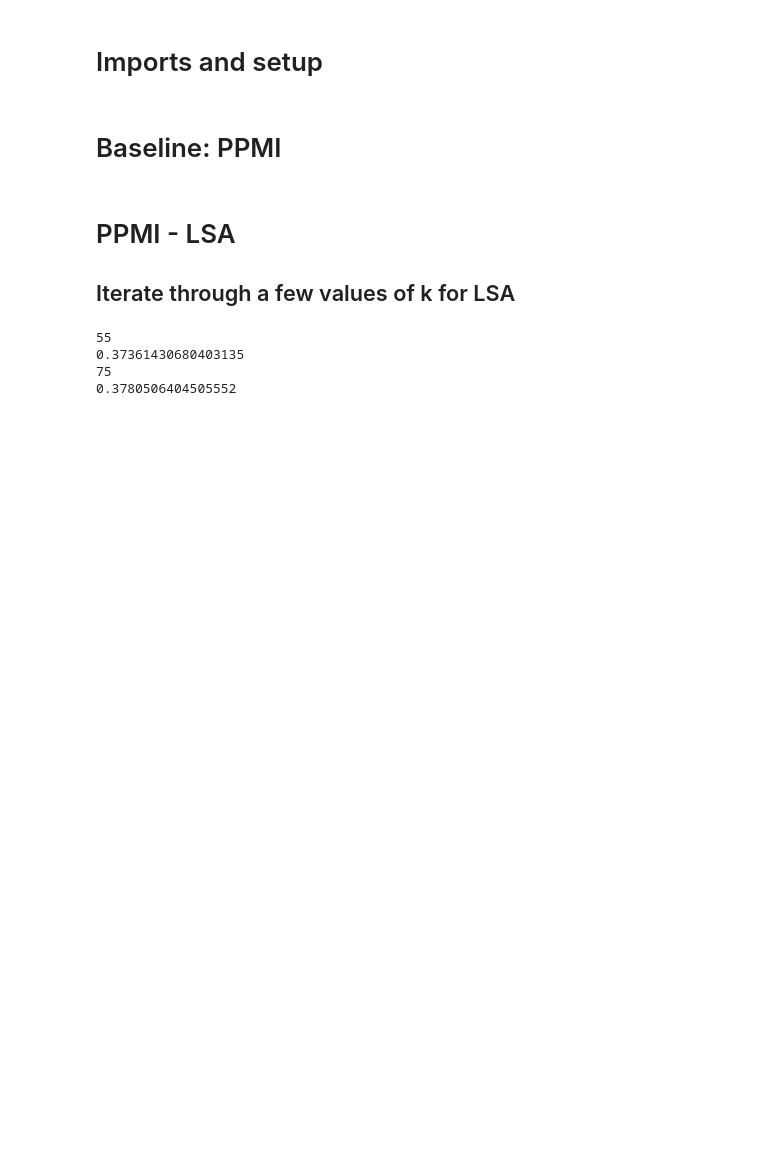
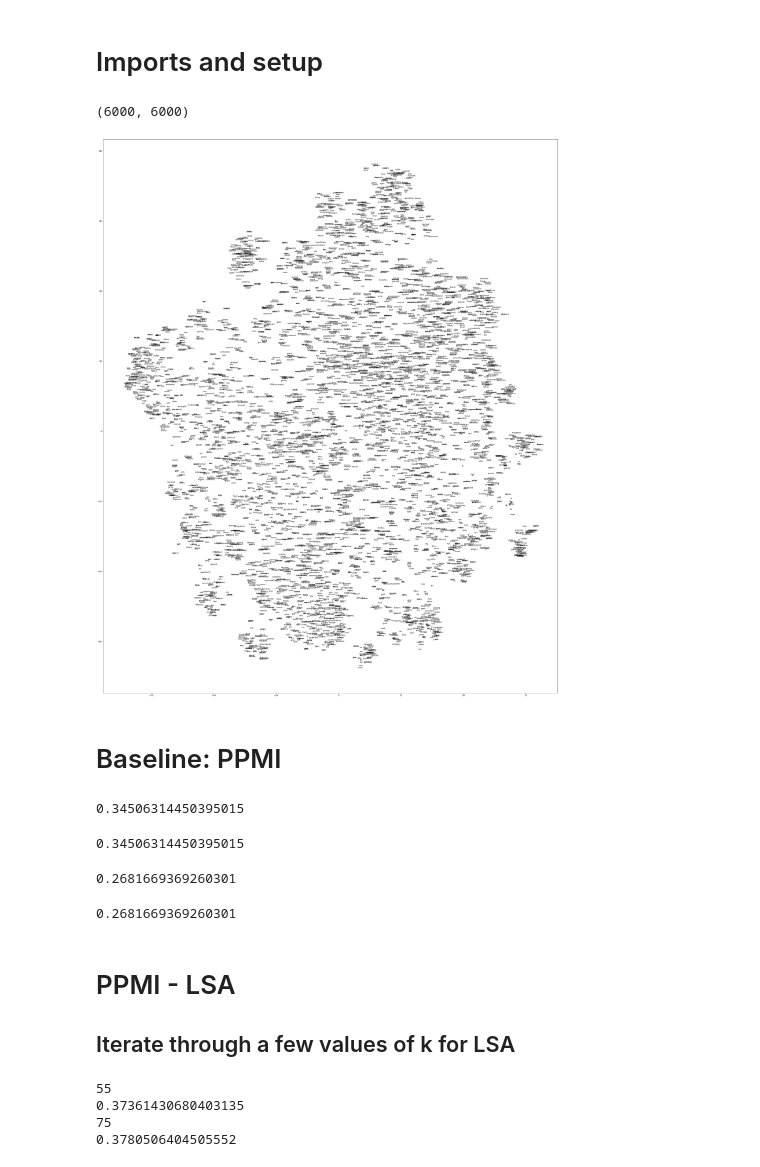
Before and after one commit to kathyfan/cs224u-kf, a Jupyter notebook: hw1_kathyzfan.ipynb, the cells around one changed output. Saved outputs shown, nothing was run; the diff lists cells and outputs as text; code cells hidden in the pictures; blank space fills up the shorter version.

```diff
--- a/hw1_kathyzfan.ipynb
+++ b/hw1_kathyzfan.ipynb
@@ -23,6 +23,18 @@ dev_df = pd.read_csv(
     os.path.join(DATA_HOME, "cs224u-wordrelatedness-dev.csv"))
 
 count_df = pd.read_csv(os.path.join(VSM_HOME, 'giga_window20-flat.csv.gz'), index_col=0)
+# %%
+# also read in the yelp 20-flat vsm
+# create a combined_df by adding the two vsms together
+yelp_df = pd.read_csv(os.path.join(VSM_HOME, 'yelp_window20-flat.csv.gz'), index_col=0)
+combined_df = count_df + yelp_df
+print(combined_df.shape)
+# %% [output]
+(6000, 6000)
+# %%
+vsm.tsne_viz(ppmi, output_filename=None, figsize=(40, 50), random_state=42)
+# %% [output]
+[figure, added]
 # %% [markdown]
 <h1>Baseline: PPMI</h1>
 # %%
@@ -40,6 +52,23 @@ def ppmi_model():
 
 # ppmi = ppmi_model()
 # evaluate(ppmi) # 0.35078317826072747
+# %%
+# here we are going to try using the combined_df
+# hypothesis: this essentially brings in more data, so maybe results will improve
+# although, the data could be very different -> make results worse...
+evaluate(apply_ppmi(combined_df)) # 0.34506314450395015
+
+# Result: slightly worse than giga20 alone
+# %% [output]
+0.34506314450395015
+0.34506314450395015
+# %%
+# Try the yelp dataset alone
+evaluate(apply_ppmi(yelp_df)) # 0.2681669369260301
+# why is this so much worse than gigaword dataset?
+# %% [output]
+0.2681669369260301
+0.2681669369260301
 # %% [markdown]
 <h1>PPMI - LSA</h1>
 <h2> Iterate through a few values of k for LSA </h2>
```
Also changed, not shown: parts of 10 cells of this notebook.
